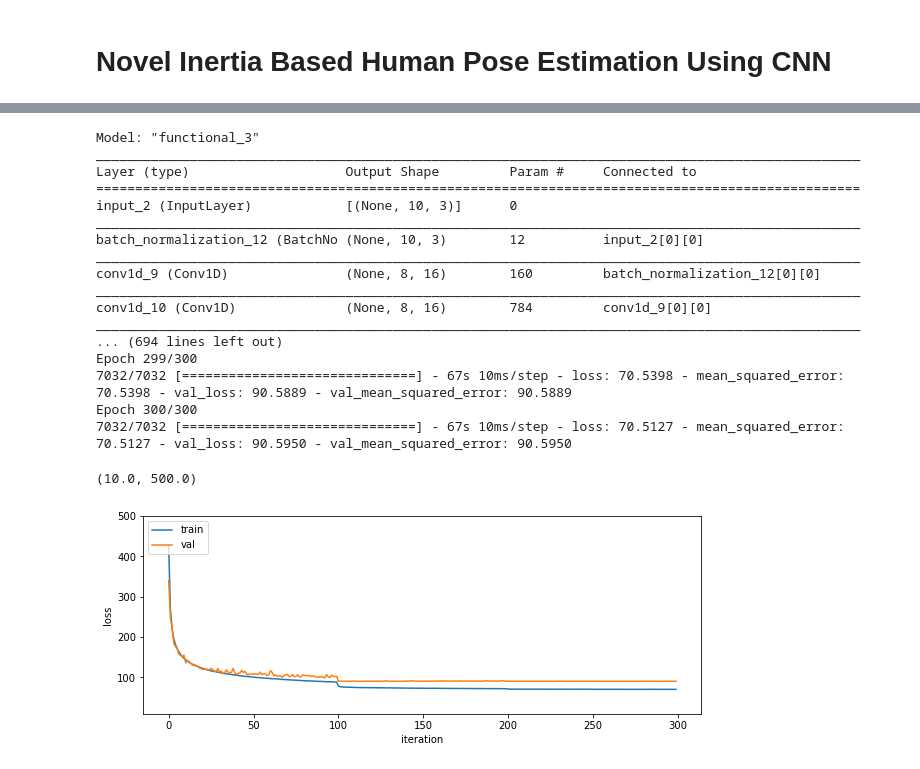
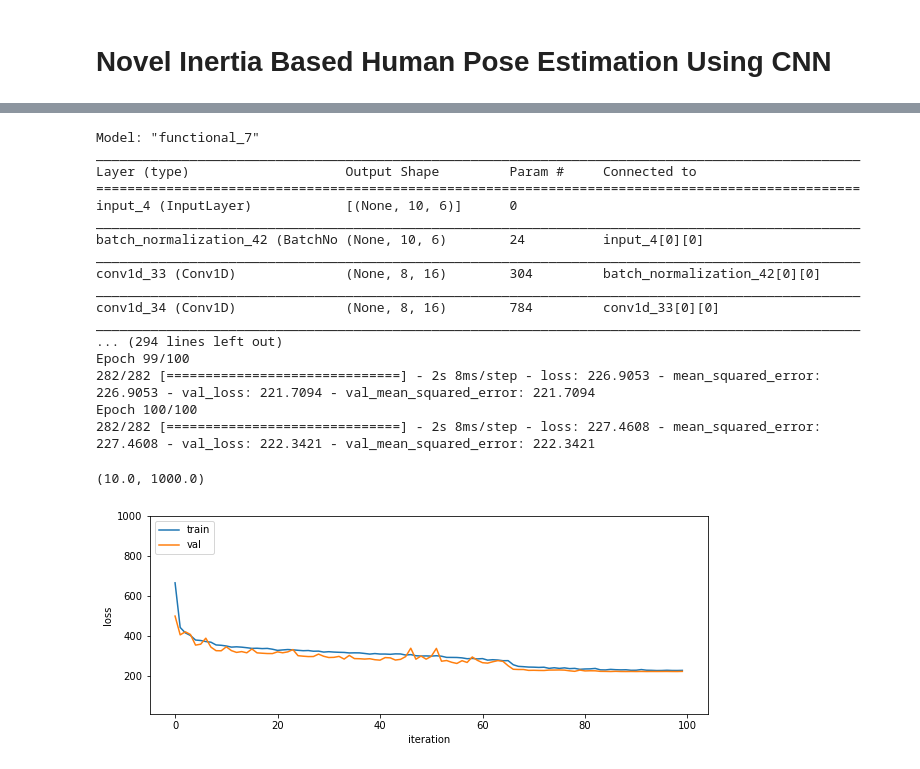
Before and after one commit to mcdermatt/dnn, a Jupyter notebook: human_pose_estimation/notebook.ipynb, the cells around one changed output, grey strips where cells are left out. Cells and saved outputs as stored; diff of their text form; code cells hidden in the pictures.

Commit message:
started viz, trying out model using world frame endpoint angles

```diff
--- a/human_pose_estimation/notebook.ipynb
+++ b/human_pose_estimation/notebook.ipynb
@@ -79,31 +90,17 @@ y_train = tf.convert_to_tensor(jointPos,np.float32)
 # print(tf.shape(x_train))
 # print(x_train[0,:,1])
 # %%
-model = Net() #starting out with basic linear feedforward network (CNN wrote for CIFR-10 does not work with 2D data)
+# model = Net1()
+model = Net3()
 
-runLen = 300
-
-# def scheduler(epoch, lr):
-#     part1 = runLen//50
-#     part2 = runLen//2
-#     part3 = 3*runLen//4
-
-#     if epoch < part1:
-#         lr = 0.05
-#         return lr
-#     if epoch >= part1 and epoch < part2:
-#         lr = 0.01
-#         return lr
-#     if epoch >= part2 and epoch < part3:
-#         lr = 0.001
-#         return lr
-#     if epoch >= part3:
-#         lr = 0.0001
-#         return lr
+runLen = 100
 
 def scheduler(epoch, lr):
-    part1 = runLen//3
-    part2 = 2*runLen//3
+    part1 = 2*runLen//3
+    part2 = 5*runLen//6 #net1
+
+#     part1 = runLen//3
+#     part2 = 2*runLen//3 #net2
 
     if epoch < part1:
         lr = 0.01
@@ -125,38 +122,43 @@ print(summary)
 
 callback = tf.keras.callbacks.LearningRateScheduler(scheduler)
 
-#Train Model bs was 256
-trace = model.fit(x=x_train, y=y_train, batch_size=128, epochs=runLen, verbose=1,
+#for 1M linear dataset
+# trace = model.fit(x=x_train, y=y_train, batch_size=128, epochs=runLen, verbose=1,
+#                   validation_split=0.1, callbacks = [callback], shuffle=True)
+#New Changes- added 512 conv layer to network #Increases performance drastically (reaches val error of 89.0 in <30 epoch)
+#             adding another layer of 1024 (reaches val error of ~81.5 in <30 epoch)
+
+trace = model.fit(x=x_train, y=y_train, batch_size=32, epochs=runLen, verbose=1,
                   validation_split=0.1, callbacks = [callback], shuffle=True)
 # %% [output]
-Model: "functional_3"
+Model: "functional_7"
 __________________________________________________________________________________________________
 Layer (type)                    Output Shape         Param #     Connected to
 ==================================================================================================
-input_2 (InputLayer)            [(None, 10, 3)]      0
+input_4 (InputLayer)            [(None, 10, 6)]      0
 __________________________________________________________________________________________________
-batch_normalization_12 (BatchNo (None, 10, 3)        12          input_2[0][0]
+batch_normalization_42 (BatchNo (None, 10, 6)        24          input_4[0][0]
 __________________________________________________________________________________________________
-conv1d_9 (Conv1D)               (None, 8, 16)        160         batch_normalization_12[0][0]
+conv1d_33 (Conv1D)              (None, 8, 16)        304         batch_normalization_42[0][0]
 __________________________________________________________________________________________________
-conv1d_10 (Conv1D)              (None, 8, 16)        784         conv1d_9[0][0]
+conv1d_34 (Conv1D)              (None, 8, 16)        784         conv1d_33[0][0]
 __________________________________________________________________________________________________
-... (694 lines left out)
-Epoch 299/300
-7032/7032 [==============================] - 67s 10ms/step - loss: 70.5398 - mean_squared_error: 70.5398 - val_loss: 90.5889 - val_mean_squared_error: 90.5889
-Epoch 300/300
-7032/7032 [==============================] - 67s 10ms/step - loss: 70.5127 - mean_squared_error: 70.5127 - val_loss: 90.5950 - val_mean_squared_error: 90.5950
+... (294 lines left out)
+Epoch 99/100
+282/282 [==============================] - 2s 8ms/step - loss: 226.9053 - mean_squared_error: 226.9053 - val_loss: 221.7094 - val_mean_squared_error: 221.7094
+Epoch 100/100
+282/282 [==============================] - 2s 8ms/step - loss: 227.4608 - mean_squared_error: 227.4608 - val_loss: 222.3421 - val_mean_squared_error: 222.3421
 # %%
 plt.subplot(2, 1, 1)
 plt.plot(trace.history['loss'], '-')
 plt.plot(trace.history['val_loss'], '-')
 plt.legend(['train', 'val'], loc='upper left')
 plt.xlabel('iteration')
 plt.ylabel('loss')
-plt.ylim(10,500)
+plt.ylim(10,1000)
 # %% [output]
-(10.0, 500.0)
+(10.0, 1000.0)
-[figure, old version]
+[figure, new version]
 # %%
 #test model- IMPORTANT TO USE NEVER BEFORE SEEN DATA
 
```
Also changed, not shown: parts of 9 cells of this notebook, 46 other files.
